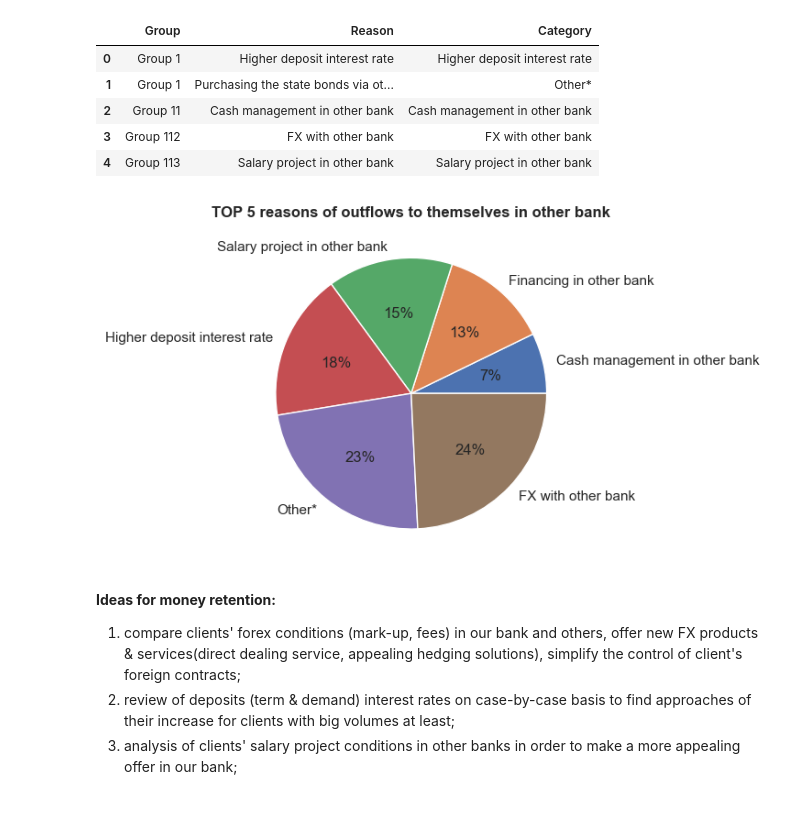
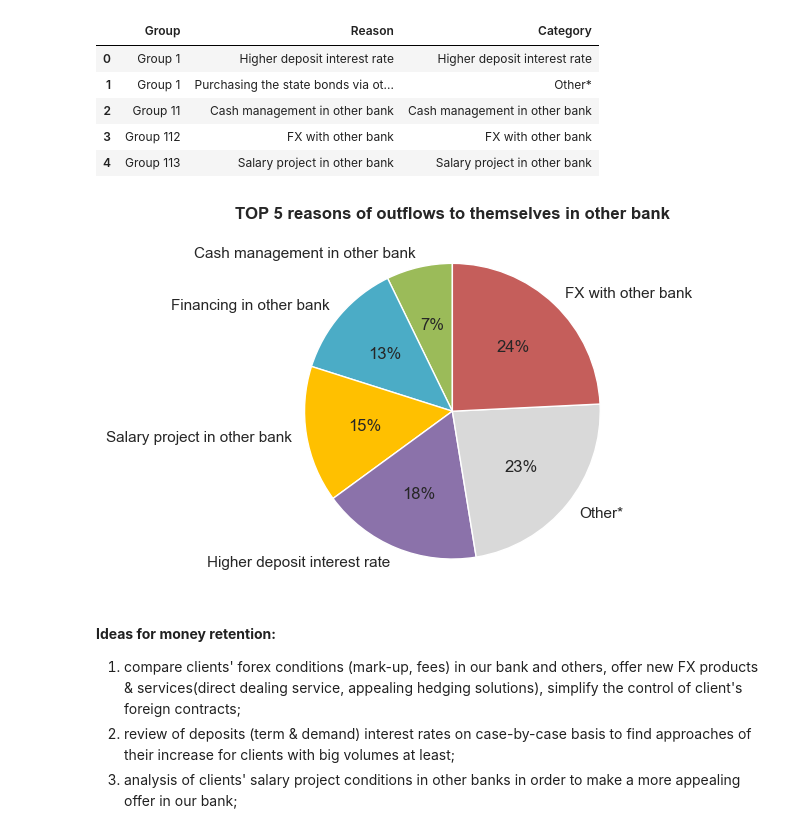
Before and after one commit to oleksii-kosianchuk/bank-deposits-analysis, a Jupyter notebook: Corporate Deposits Analysis.ipynb, the cells around one changed output. Drawn from its saved outputs; the diff is of its cells as text; code cells hidden in the pictures.

Commit message:
Updated the pie chart

```diff
--- a/Corporate Deposits Analysis.ipynb
+++ b/Corporate Deposits Analysis.ipynb
@@ -1353,12 +1353,23 @@ df_out_reason.head()
 # %%
 df_out_reason_category = df_out_reason.groupby('Category').count()['Group'].reset_index()
 df_out_reason_category = df_out_reason_category.sort_values('Group', ascending=True)
 
-plt.pie(df_out_reason_category['Group'], labels=df_out_reason_category['Category'], autopct='%0.0f%%')
+color_dict = {}
+i = 0
+color_ids = ["#9BBB59", "#4BACC6", "#FFC000", "#8B72AA", "#C55E5B"]
+for category in df_out_reason_category['Category']:
+    if category == 'Other*':
+        color_dict[category] = "#D9D9D9"
+    else:
+        color_dict[category] = color_ids[i]
+        i += 1
+
+plt.pie(df_out_reason_category['Group'], labels=df_out_reason_category['Category'], autopct='%0.0f%%',
+        colors=color_dict.values(), startangle=90)
 plt.title('TOP 5 reasons of outflows to themselves in other bank', fontweight='bold')
 plt.show()
 # %% [output]
-[figure, old version]
+[figure, new version]
 # %% [markdown]
 <b>Ideas for money retention:</b><br>
 1. compare clients' forex conditions (mark-up, fees) in our bank and others, offer new FX products & services(direct dealing service, appealing hedging solutions), simplify the control of client's foreign contracts;
```
Also changed, not shown: 1 other file.
